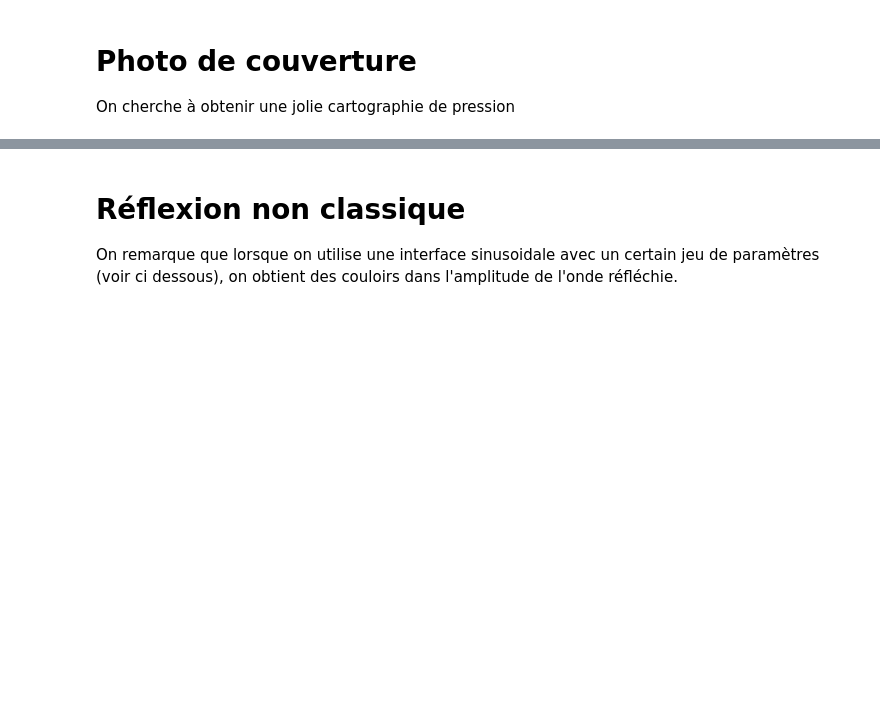
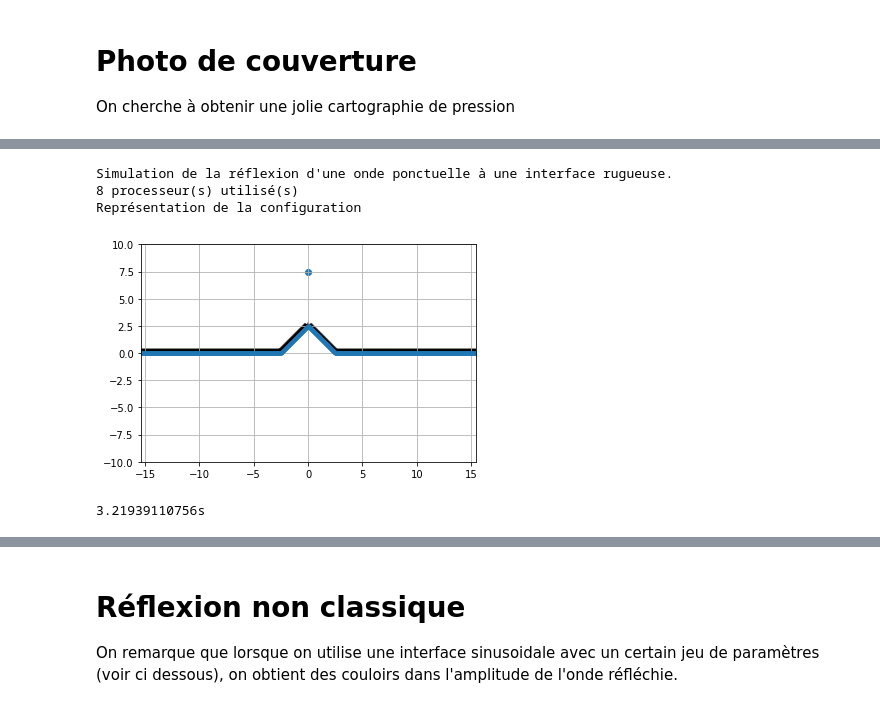
Before and after one commit to caillonantoine/rough-interface, a Jupyter notebook: Avancement.ipynb, the cells around one changed output, grey strips where cells are left out. Saved outputs shown, nothing was run; the diff lists cells and outputs as text; code cells hidden in the pictures; blank space fills up the shorter version.

Commit message:
Ajout deuxième configuration de validation

```diff
--- a/Avancement.ipynb
+++ b/Avancement.ipynb
@@ -84,0 +88,20 @@ plt.savefig('joli.eps')
+# %%
+from rough_interface import geometry,affichage
+
+pb = ri.RoughInterfaceScattering()
+# %%
+lam = 1
+
+pb.create_interface('s_unique',2.5,2.5,1500,20)
+pb.set_source('ponctuelle',[0,7.5])
+pb.set_omega([-10*lam,10*lam,-10*lam,10*lam],150,.1)
+pb.set_frequency(lam*340)
+pb.cercle = zip(np.linspace(-10,10,1000),2.5*np.ones(1000))
+# %%
+p,d = pb.start(quiet=False)
+# %% [output]
+Simulation de la réflexion d'une onde ponctuelle à une interface rugueuse.
+8 processeur(s) utilisé(s)
+Représentation de la configuration
+[figure, added]
+3.21939110756s
```
Also changed, not shown: parts of 4 cells of this notebook, 1 other file.
